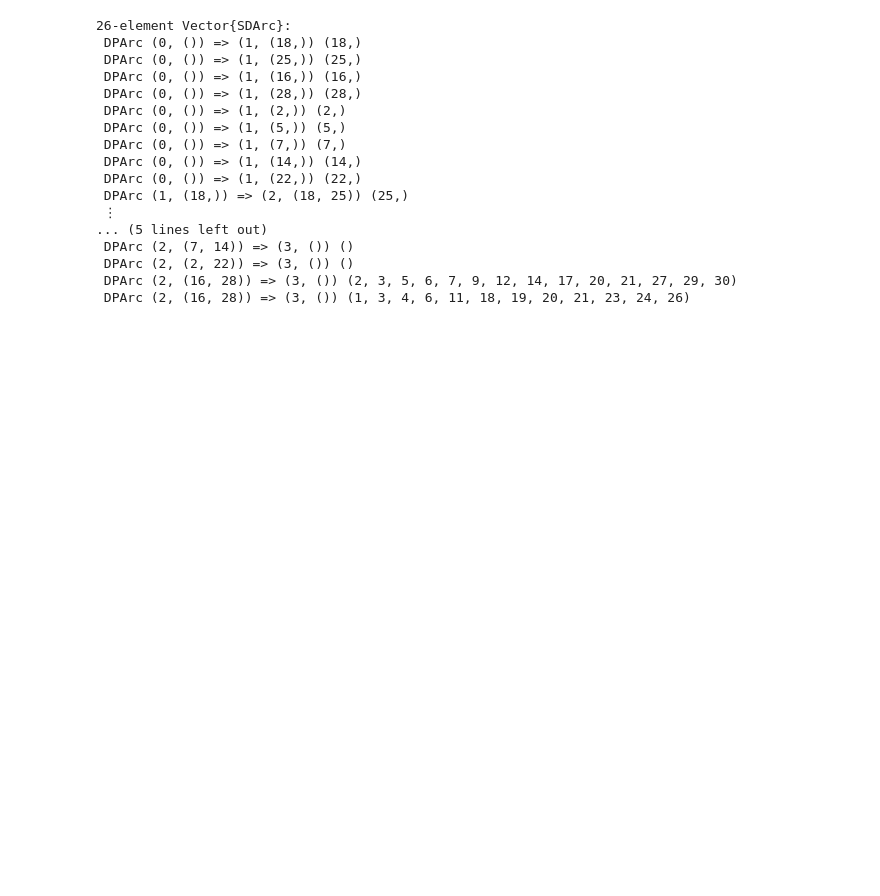
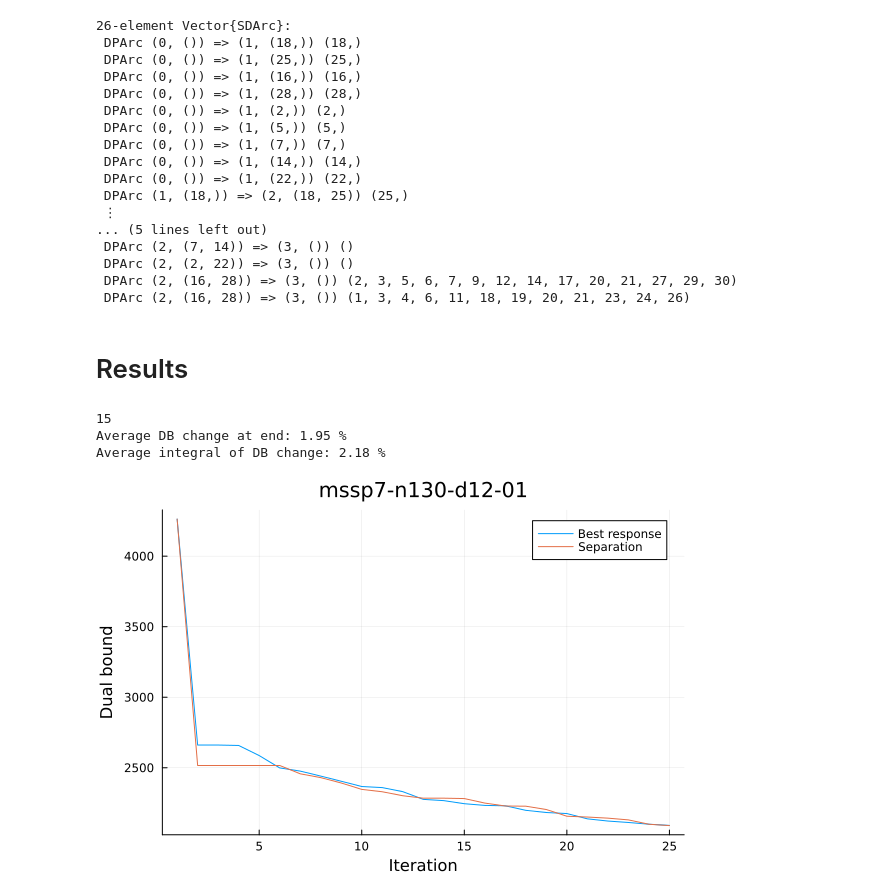
Before and after one commit to brunompacheco/CombinatorialPricing.jl, a Jupyter notebook: explore.ipynb, the cells around one changed output. Drawn from its saved outputs; the diff is of its cells as text; code cells hidden in the pictures; blank space fills up the shorter version.

```diff
--- a/explore.ipynb
+++ b/explore.ipynb
@@ -543,3 +753,49 @@ push!(sd.arcs, arc_best_response)
  DPArc (2, (2, 22)) => (3, ()) ()
  DPArc (2, (16, 28)) => (3, ()) (2, 3, 5, 6, 7, 9, 12, 14, 17, 20, 21, 27, 29, 30)
  DPArc (2, (16, 28)) => (3, ()) (1, 3, 4, 6, 11, 18, 19, 20, 21, 23, 24, 26)
+# %% [markdown]
+# Results
+# %%
+task = "mssp"
+
+ubs_pct = Vector{Float64}()
+int_ubs_pct = Vector{Float64}()
+for file in glob(task * "*_separation.csv")
+    instance = split(file, "_separation")[1]
+
+    df_br = CSV.read(instance * "_best_response.csv", DataFrame)
+    df_sep = CSV.read(instance * "_separation.csv", DataFrame)
+
+    br_dbs = df_br[!,:dual_bound]
+    sep_dbs = df_sep[!,:dual_bound]
+
+    ub_pct = (sep_dbs[end] - br_dbs[end]) / br_dbs[end]
+    push!(ubs_pct, ub_pct)
+
+    int_ub_pct = sum((sep_dbs .- br_dbs) ./ br_dbs) / length(br_dbs)
+    push!(int_ubs_pct, int_ub_pct)
+    # println("$(round(100*ub_pct, digits=2)) %")
+end
+
+println(length(glob(task * "*_separation.csv")))
+
+println("Average DB change at end: $(round(100*sum(ubs_pct)/length(ubs_pct), digits=2)) %")
+println("Average integral of DB change: $(round(100*sum(int_ubs_pct)/length(int_ubs_pct), digits=2)) %")
+# %% [output]
+15
+Average DB change at end: 1.95 %
+Average integral of DB change: 2.18 %
+# %%
+using Random
+
+file = rand(glob(task * "*_separation.csv"))
+
+instance = split(file, "_separation")[1]
+
+df_br = CSV.read(instance * "_best_response.csv", DataFrame)
+df_sep = CSV.read(instance * "_separation.csv", DataFrame)
+
+plot(df_br[!,:iter], df_br[!,:dual_bound], label="Best response", title=instance, xlabel="Iteration", ylabel="Dual bound")
+plot!(df_sep[!,:iter], df_sep[!,:dual_bound], label="Separation")
+# %% [output]
+[figure, added]
```
Also changed, not shown: parts of 36 cells of this notebook, 2 other files.
